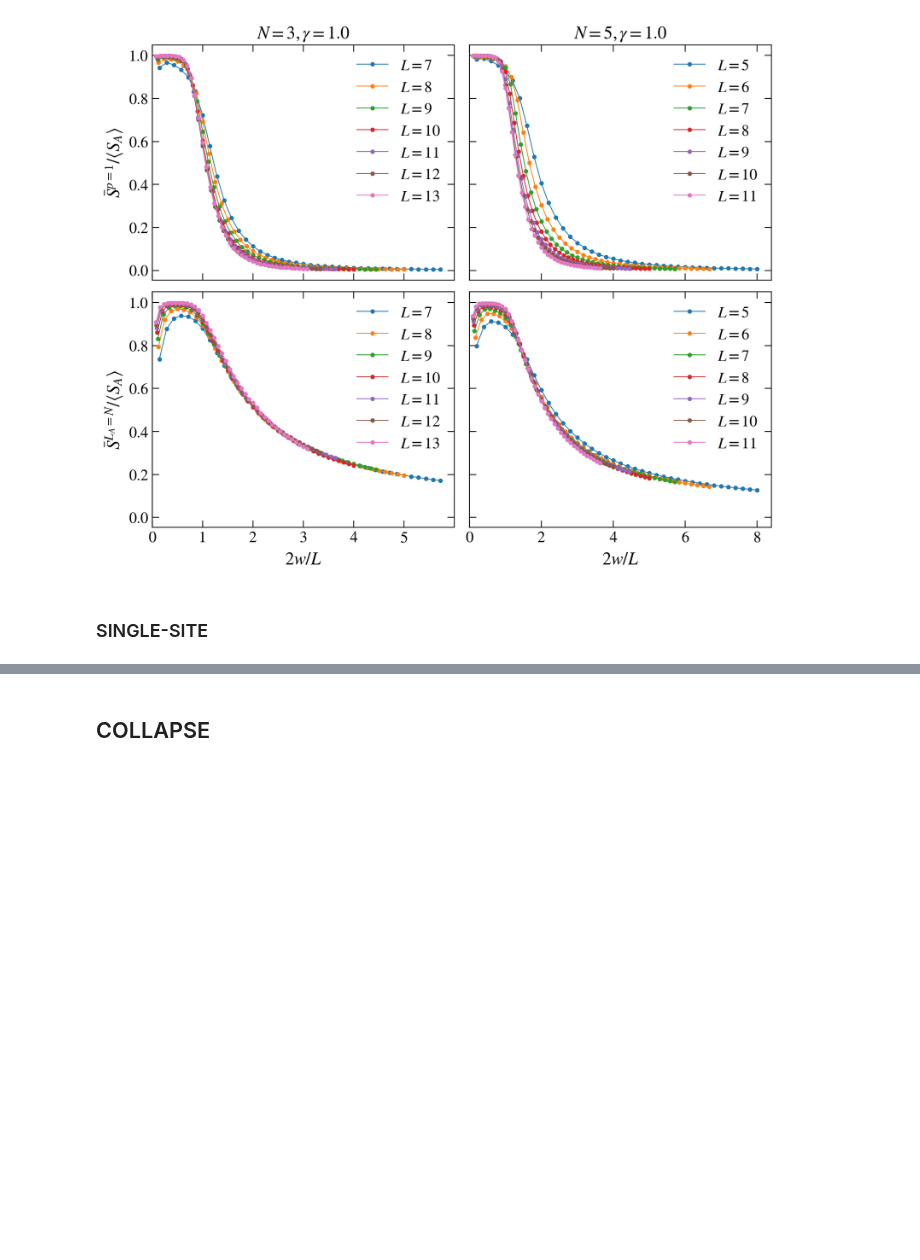
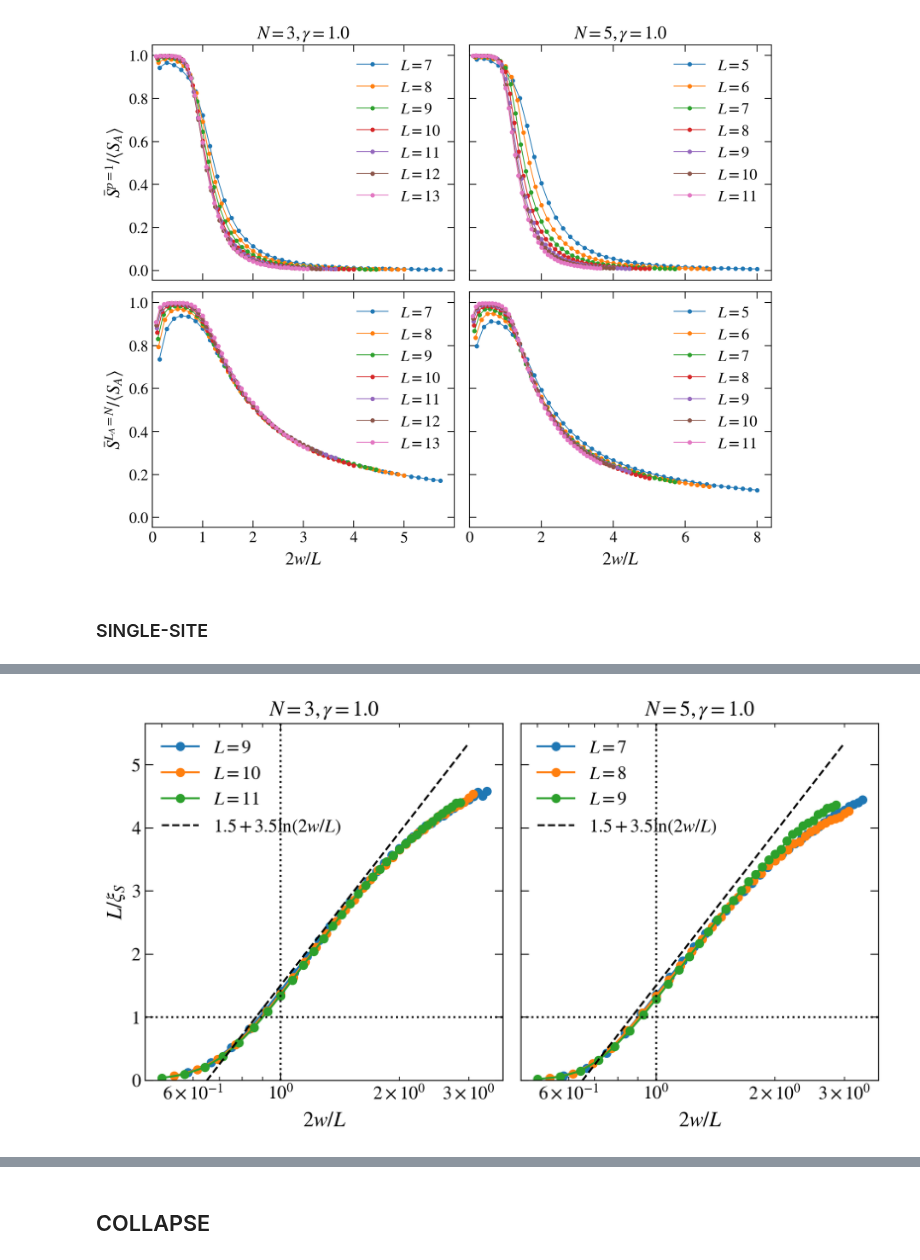
Before and after one commit to Rafal-Swietek/QHamSolver, a Jupyter notebook: QuantumSun/Jupyter_Python/critical_points.ipynb, the cells around one changed output, grey strips where cells are left out. Drawn from its saved outputs; the diff is of its cells as text; code cells hidden in the pictures; blank space fills up the shorter version.

```diff
--- a/QuantumSun/Jupyter_Python/critical_points.ipynb
+++ b/QuantumSun/Jupyter_Python/critical_points.ipynb
@@ -700 +840,87 @@ fig.subplots_adjust(wspace = 0.05, hspace=0.05)
+# %%
+L_total=16
+J=1.0
+alfa=1.0
+h=0.0
+w=2.0
+zeta=0.0
+N=3
+gamma=1.0
+ini_ave=0
+
+
+w_vals = [10.0]
+if config_disorder and config_disorder_sorted:
+    w_vals = np.linspace(1.0, 4.9, 40)
+    w_vals = np.round(10**w_vals, 5)
+elif config_disorder:
+    w_vals = np.linspace(0.5, 35.0, 70)
+else:
+    w_vals = np.linspace(3.0, 20.5, 34)
+
+fig, axis = plt.subplots( nrows=1, ncols=2, figsize=(10,5), dpi = 200, sharey=True)
+
+nu = 500
+frac = lambda dim: int(dim * nu) if nu <= 1.0 else nu
+
+folder_base = f'./collected data/'
+folder = folder_base + base_dir[3:] + f"nu={nu}/"
+
+def rescale_xi(xi):
+    return ( 1/xi )
+
+for idx1, N in enumerate([3, 5]):
+    for L_total in np.arange(12, 15, 1):
+        sub_sizes = np.arange(N, L_total)
+
+        L = L_total - N
+        name_out = folder + f'_L={L},N={N},gamma={gamma},alfa={alfa}.hdf5'
+        if exists(name_out):
+            with h5py.File(name_out, "r") as file:
+                w_vals       = np.array(file.get('disorder'))
+                gap_ratio    = np.array(file.get('gap_ratio'))
+                entropy_tmp      = np.array(file.get('entropy'))[N:-1]
+                entropy_site_tmp = np.array(file.get('single_site_entropy'))[N:-1]
+                size = len(entropy_tmp)
+                entropy = np.zeros((sub_sizes.size, 34))
+                entropy_site = np.zeros((sub_sizes.size, 34))
+                for ii in range( size ):
+                    entropy[ii] = entropy_tmp[ii][w_vals > 3.0]
+                    entropy_site[ii] = entropy_site_tmp[ii][w_vals > 3.0]
+                w_vals = w_vals[w_vals > 3.0]
+        else:
+            print(name_out)
+        colors = plt.cm.jet(np.linspace(0, 1, sub_sizes.size - 2))
+        corr_len = np.zeros(w_vals.shape)
+        for ii, w in enumerate(w_vals):
+
+            xdata = sub_sizes - N + 1
+            ydata = np.log(np.transpose(entropy_site)[ii] / page(1, L_total - 1))
+            # print(ydata)
+            # plo = axis[idx1].plot(xdata, ydata, marker='o', markersize=4, label=legend_label("w", w))
+            pars, pconv = fit(lin_fit,
+                            xdata = xdata[2:],
+                            ydata = ydata[2:])
+            # axis[idx1].plot(xdata, lin_fit(xdata, *pars), ls='--', color=plo[0].get_color())
+            xi = pars[0]
+            corr_len[ii] = xi
+
+        axis[idx1].plot(2 * w_vals / (L+N), rescale_xi( corr_len / L ), label=r"$L=%d$"%L, marker='o')
+
+    axis[idx1].axhline(y=1.0, ls=':', c='k')
+    axis[idx1].axvline(x=1.0, ls=':', c='k')
+
+    xxx = np.linspace(0.5, 3, 100)
+    axis[idx1].plot(xxx, 1.5 + 3.5*np.log(xxx), ls='--', c='k', label=r"$1.5+3.5\ln(2w/L)$")
+
+    fig_help.set_plot_elements(axis[idx1], ylabel=r"$L/\xi_S$" if idx1 == 0 else "", xlabel=r"$2w/L$", font_size=14, set_legend=True, yscale='linear', xscale='log')
+    axis[idx1].set_ylim(0, None)
+
+axis[0].set_title(r"$N=3, \gamma=%.1f$"%(gamma), fontsize=16)
+axis[1].set_title(r"$N=5, \gamma=%.1f$"%(gamma), fontsize=16)
+# axis[0].legend(loc = 'lower left', columnspacing=0.4, frameon=False, fontsize=12, handletextpad=0.25, handlelength = 1.25, bbox_to_anchor=(-0.02,-0.02))
+# axis[1].legend(loc = 'lower left', columnspacing=0.4, frameon=False, fontsize=12, handletextpad=0.25, handlelength = 1.25, bbox_to_anchor=(-0.02,-0.02))
+fig.subplots_adjust(wspace = 0.05, hspace=0.05)
+# %% [output]
+[figure, added]
 # %%
```
Also changed, not shown: parts of 8 cells of this notebook, 12 other files.
